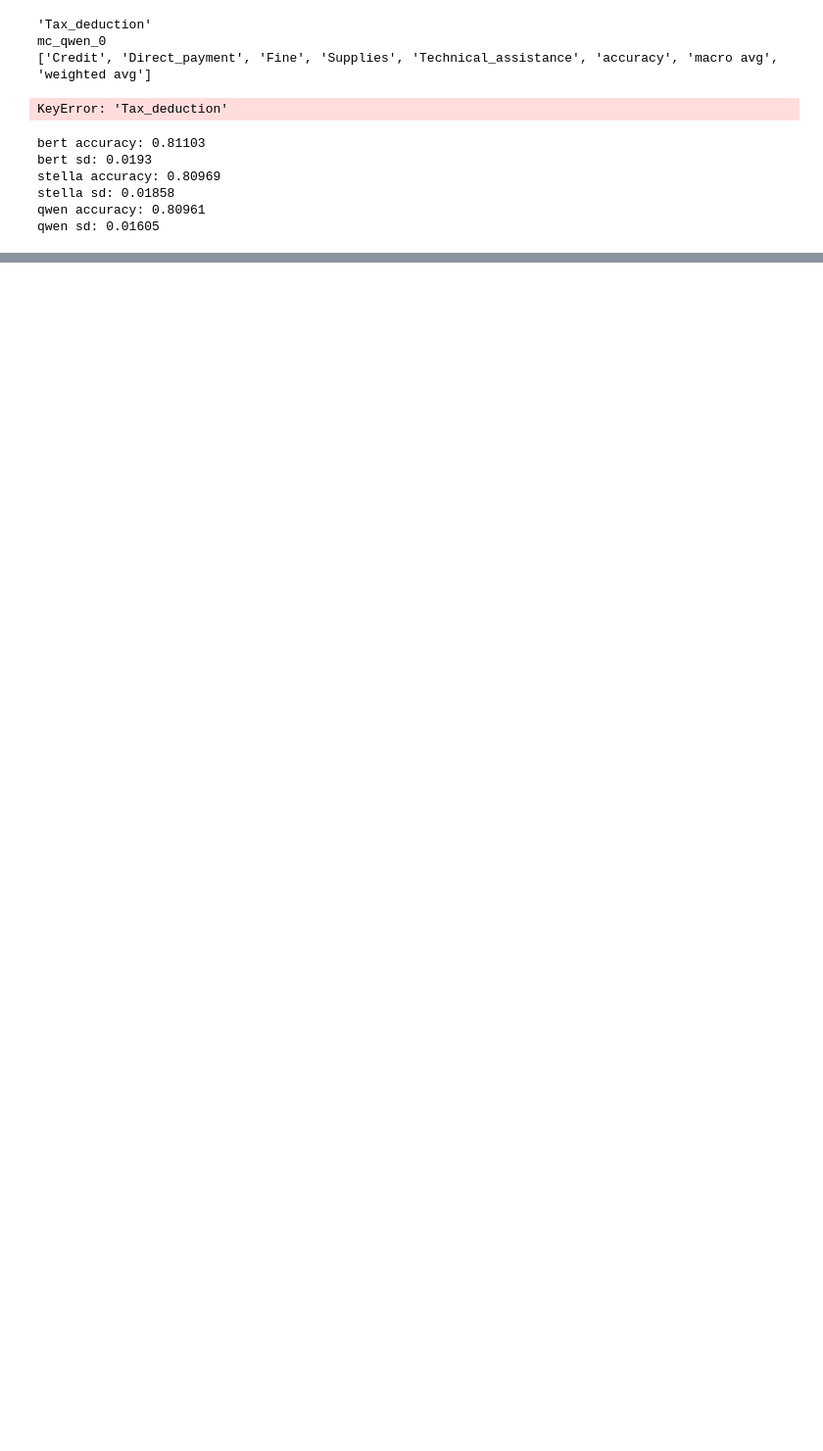
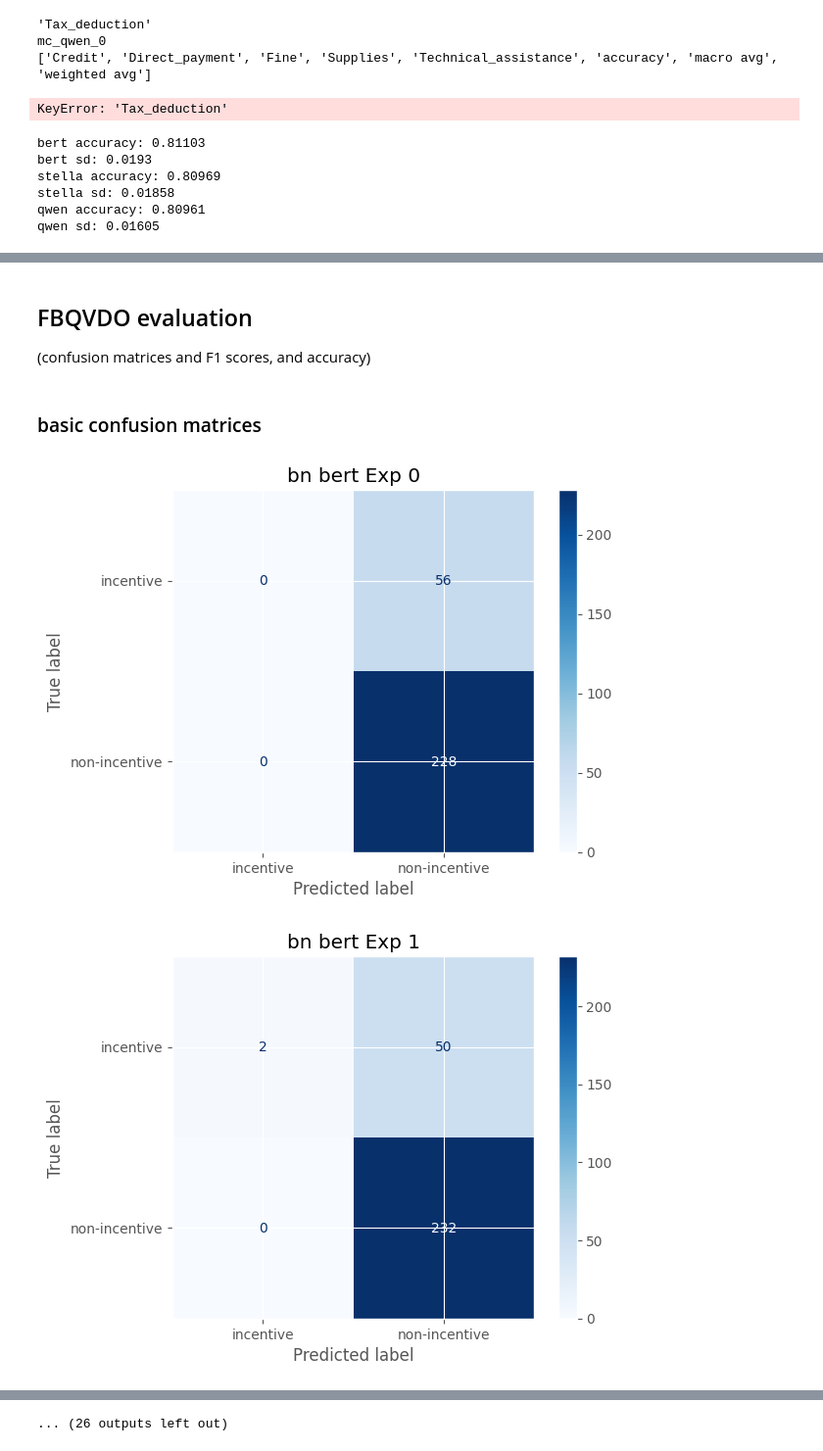
Before and after one commit to mawaskow/policy-classifier, a Jupyter notebook: classifier/NewPipeline.ipynb, the cells around one changed output, grey strips where cells are left out. Shown at 98% size. Drawn from its saved outputs; the diff is of its cells as text; code cells hidden in the pictures; blank space fills up the shorter version.

```diff
--- a/classifier/NewPipeline.ipynb
+++ b/classifier/NewPipeline.ipynb
@@ -1014,3 +1339,3 @@ Encoding test sentences.
 # %%
-with open(output_dir+"/results_3mod_allab_30Jan25.json", 'w', encoding="utf-8") as outfile:
+with open(output_dir+"/results_randp_xxx.json", 'w', encoding="utf-8") as outfile:
   json.dump(results_dict, outfile, ensure_ascii=False, indent=4)
@@ -1183,0 +1533,24 @@ Sanity Check: 965 sentences and 965 labels
+# %%
+rs_results_dict = {
+    'bn':{
+        'bert':{},
+        'stella':{},
+        'qwen':{}
+    }
+}
+
+stw = time.time()
+
+cuda=True
+
+for exp in range(10):
+    st = time.time()
+    real, pred = data_load_bn_bert(inc_sents2, noninc_sents2, cuda, r_state=exp)
+    rs_results_dict['bn']['bert'][exp] = {'real':real, 'pred':pred}
+    real, pred = data_load_bn_stella(inc_sents2, noninc_sents2, cuda, r_state=exp)
+    rs_results_dict['bn']['stella'][exp] = {'real':real, 'pred':pred}
+    real, pred = data_load_bn_qwen(inc_sents2, noninc_sents2, cuda, r_state=exp)
+    rs_results_dict['bn']['qwen'][exp] = {'real':real, 'pred':pred}
+
+with open(output_dir+"/results_rs_bn_randp_13Feb25.json", 'w', encoding="utf-8") as outfile:
+  json.dump(rs_results_dict, outfile, ensure_ascii=False, indent=4)
@@ -1183,0 +1579,24 @@ Sanity Check: 965 sentences and 965 labels
+# %% [markdown]
+## FBQVDO evaluation
+(confusion matrices and F1 scores, and accuracy)
+# %%
+with open(output_dir+"/results_randp_30Jan25.json", 'r', encoding="utf-8") as outfile:
+#with open(output_dir+"/results_rs_bn_randp_13Feb25.json", 'r', encoding="utf-8") as outfile:
+  rp_labels = json.load(outfile)
+# %% [markdown]
+### basic confusion matrices
+# %%
+from sklearn import metrics
+for cls in list(rp_labels):
+    for model in list(rp_labels[cls]):
+        for exp in list(rp_labels[cls][model]):
+            real = rp_labels[cls][model][exp]["real"]
+            pred = rp_labels[cls][model][exp]["pred"]
+            confusion_matrix = metrics.confusion_matrix(real, pred)
+            cm_display = metrics.ConfusionMatrixDisplay(confusion_matrix = confusion_matrix, display_labels=lbl_dct[cls])
+            cm_display.plot(cmap=plt.cm.Blues)
+            plt.title(f'{cls} {model} Exp {exp}')
+            plt.show()
+# %% [output]
+[figure, added]
+[figure, added]
@@ -1183,0 +1613 @@ Sanity Check: 965 sentences and 965 labels
+... (26 outputs left out)
```
Also changed, not shown: parts of 19 cells of this notebook, 2 other files.
